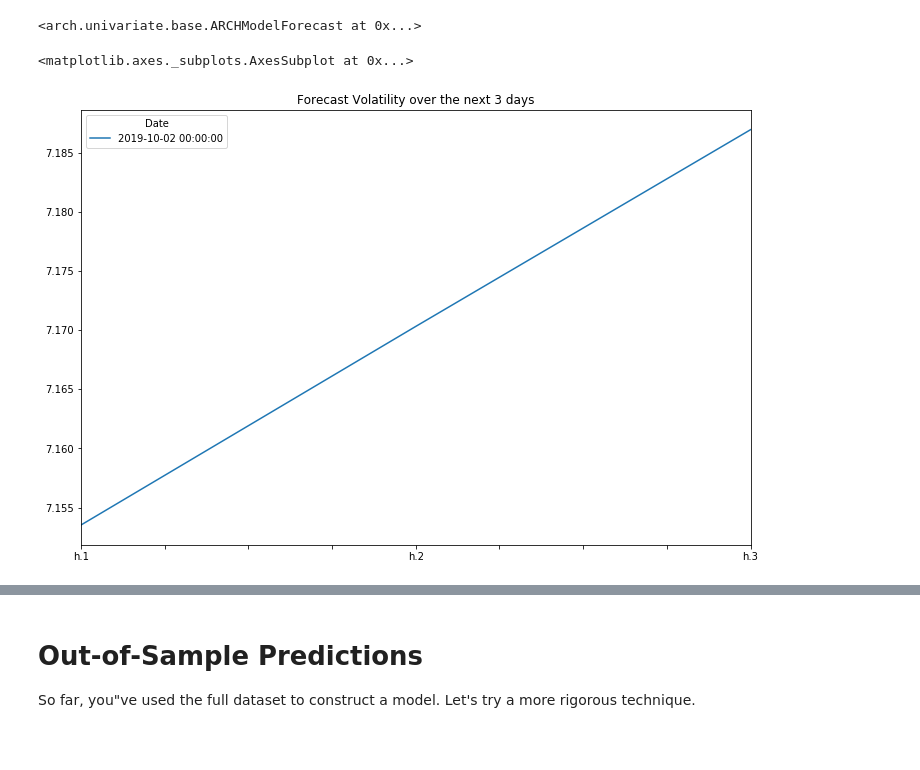
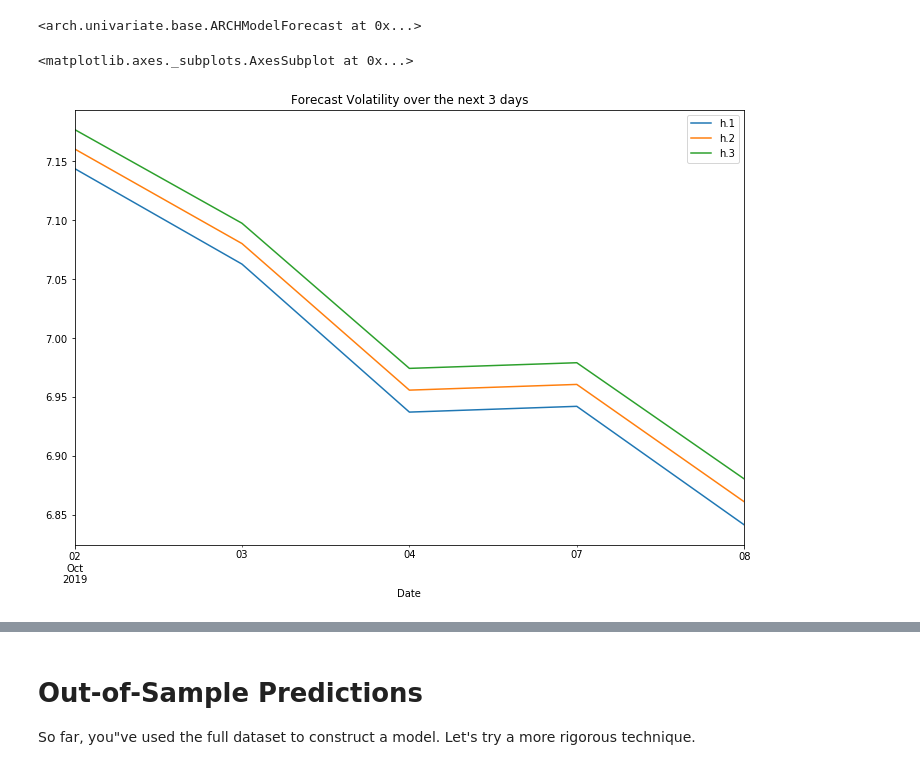
Before and after one commit to joshmiller32/Time_Series_Analysis_Japanese_Yen, a Jupyter notebook: time_series_analysis.ipynb, the cells around one changed output, grey strips where cells are left out. Cells and saved outputs as stored; diff of their text form; code cells hidden in the pictures; blank space fills up the shorter version.

```diff
--- a/time_series_analysis.ipynb
+++ b/time_series_analysis.ipynb
@@ -516,14 +516,14 @@ forecasts
 # %%
 # Plot the annualized volatility forecast using pd.plot():
 # (Make sure to use dropna() on the forecasts before plotting):
 # (There are 252 trading days in a year)
 # Note: each column in forecasts.variance represents one day ahead:
 plot_title = f"Forecast Volatility over the next {forecast_horizon} days"
 model_forecasts = np.sqrt(forecasts.variance.dropna() * 252)
-model_forecasts.dropna().T.plot(title=plot_title, figsize = (12, 8))
+model_forecasts.dropna().plot(title=plot_title, figsize = (12, 8))
 # %% [output]
 <matplotlib.axes._subplots.AxesSubplot at 0x...>
-[figure, old version]
+[figure, new version]
 # %%
 fig = res.plot(annualize = 'D')
 # %% [output]
```
Also changed, not shown: parts of 22 cells of this notebook, 13 other files.
